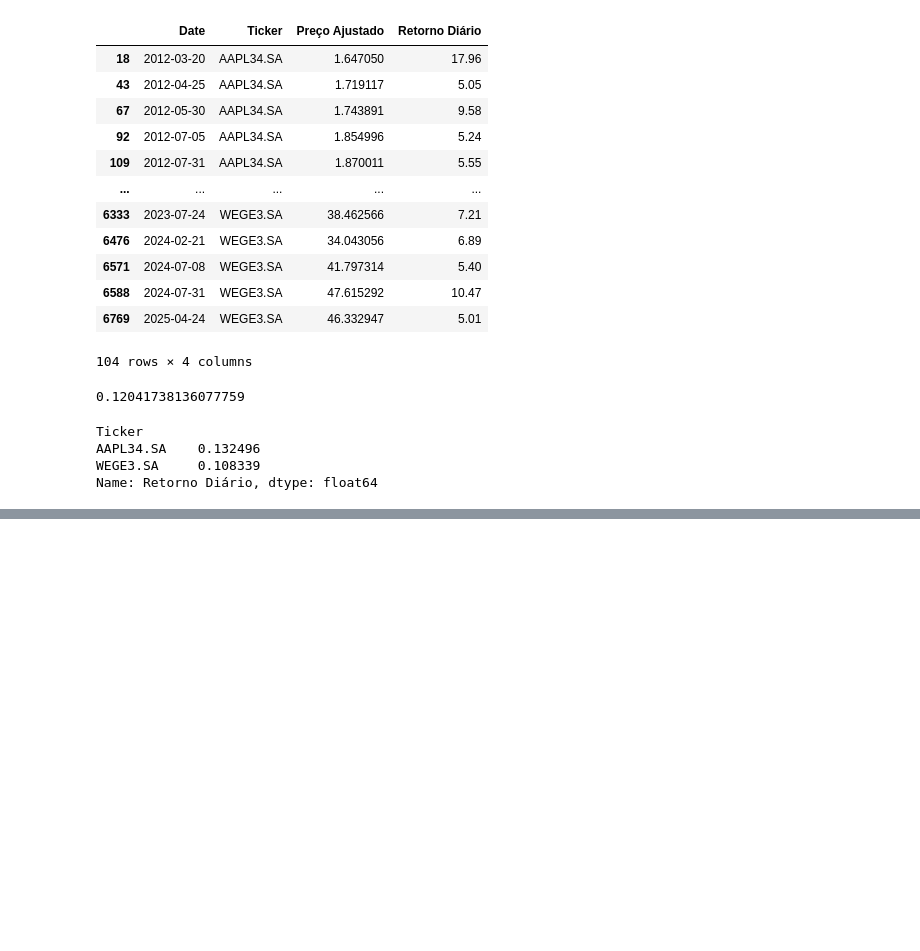
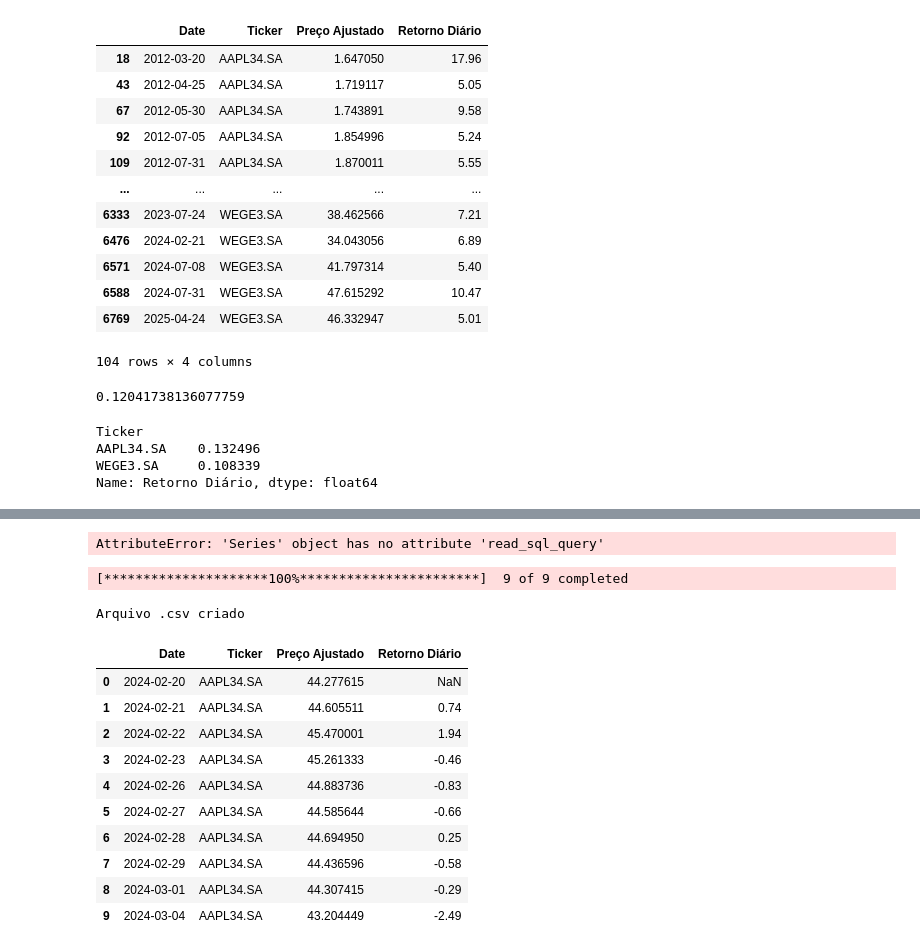
Before and after one commit to Bleine/investment-portfolio-optimization, a Jupyter notebook: novo_projeto/ETL testes.ipynb, the cells around one changed output, grey strips where cells are left out. Saved outputs shown, nothing was run; the diff lists cells and outputs as text; code cells hidden in the pictures; blank space fills up the shorter version.

```diff
--- a/novo_projeto/ETL testes.ipynb
+++ b/novo_projeto/ETL testes.ipynb
@@ -274,0 +284,48 @@ Name: Retorno Diário, dtype: float64
+# %%
+ativos.read_sql_query('SELECT * FROM ativos')
+# %% [output]
+AttributeError: 'Series' object has no attribute 'read_sql_query'
+# %%
+import yfinance as yf
+import pandas as pd
+
+
+ativos_escolhidos = ['AAPL34.SA', 'B5P211.SA', 'BTC-USD', 'BTLG11.SA', 'GOLD11.SA',
+                        'LFTS11.SA', 'PETR4.SA', '^BVSP', '^GSPC']
+periodo = 'max'
+
+dados_brutos = yf.download(
+    ativos_escolhidos, period=periodo, auto_adjust=False)['Adj Close']
+dados_brutos.to_csv('dados_brutos.csv')
+print('Arquivo .csv criado')
+# %% [output]
+[*********************100%***********************]  9 of 9 completed
+Arquivo .csv criado
+# %%
+import pandas as pd
+import numpy as np
+
+dados_brutos = pd.read_csv(
+        'dados_brutos.csv')
+dados_limpos = dados_brutos.dropna()
+dados_limpos.reset_index(drop=True)
+dados_limpos = pd.melt(dados_limpos, id_vars=['Date'], var_name='Ticker', value_name='Preço Ajustado')
+
+dados_limpos['Retorno Diário'] = np.round(dados_limpos.groupby('Ticker')[
+                                            'Preço Ajustado'].pct_change()*100, 2)
+
+dados_limpos.to_csv('dados_limpos.csv', index=False)
+# %%
+dados_limpos.head(10)
+# %% [output]
+|  | Date | Ticker | Preço Ajustado | Retorno Diário |
+| 0 | 2024-02-20 | AAPL34.SA | 44.277615 | NaN |
+| 1 | 2024-02-21 | AAPL34.SA | 44.605511 | 0.74 |
+| 2 | 2024-02-22 | AAPL34.SA | 45.470001 | 1.94 |
+| 3 | 2024-02-23 | AAPL34.SA | 45.261333 | -0.46 |
+| 4 | 2024-02-26 | AAPL34.SA | 44.883736 | -0.83 |
+| 5 | 2024-02-27 | AAPL34.SA | 44.585644 | -0.66 |
+| 6 | 2024-02-28 | AAPL34.SA | 44.694950 | 0.25 |
+| 7 | 2024-02-29 | AAPL34.SA | 44.436596 | -0.58 |
+| 8 | 2024-03-01 | AAPL34.SA | 44.307415 | -0.29 |
+| 9 | 2024-03-04 | AAPL34.SA | 43.204449 | -2.49 |
```
Also changed, not shown: parts of 18 cells of this notebook, 14 other files.
